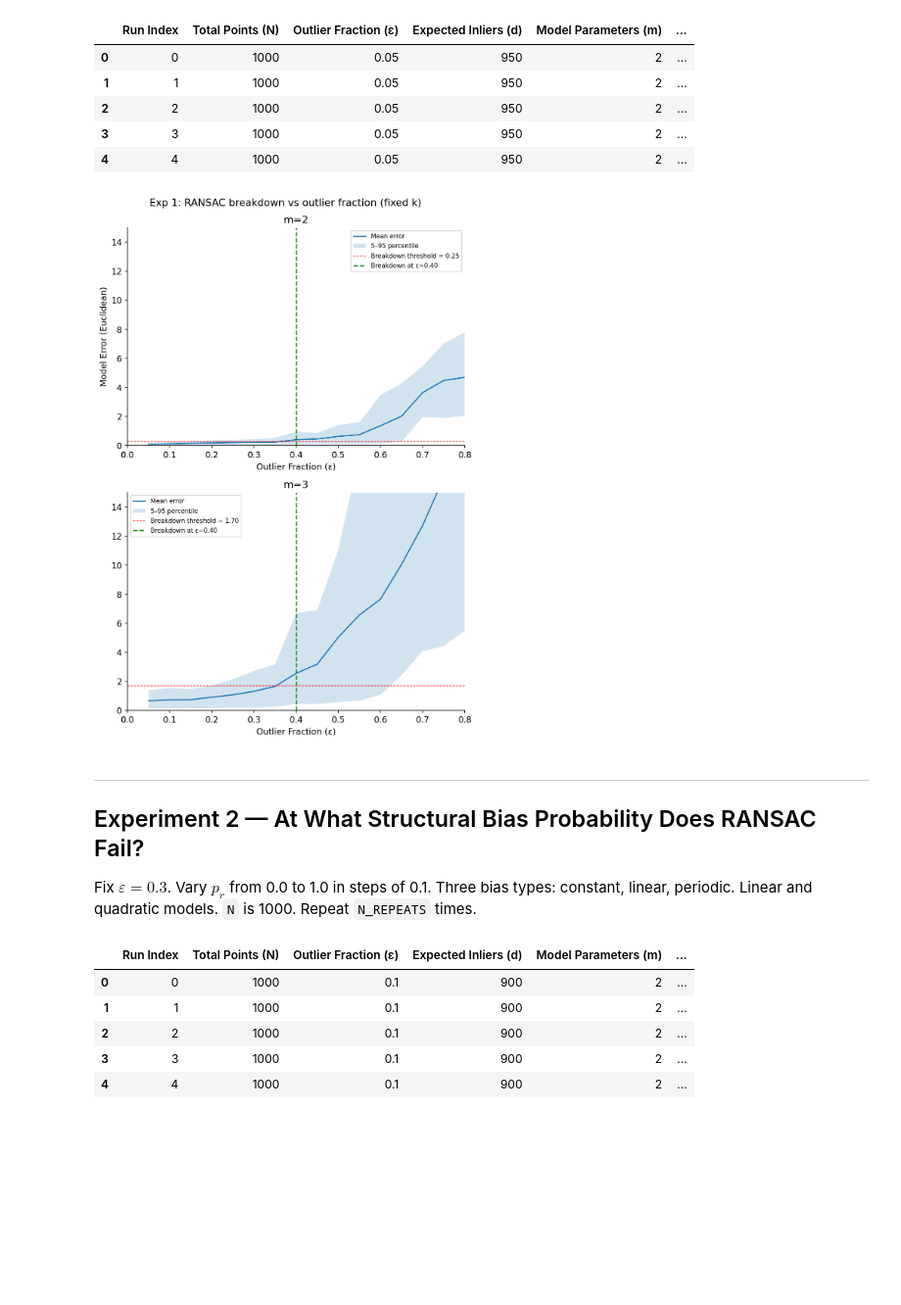
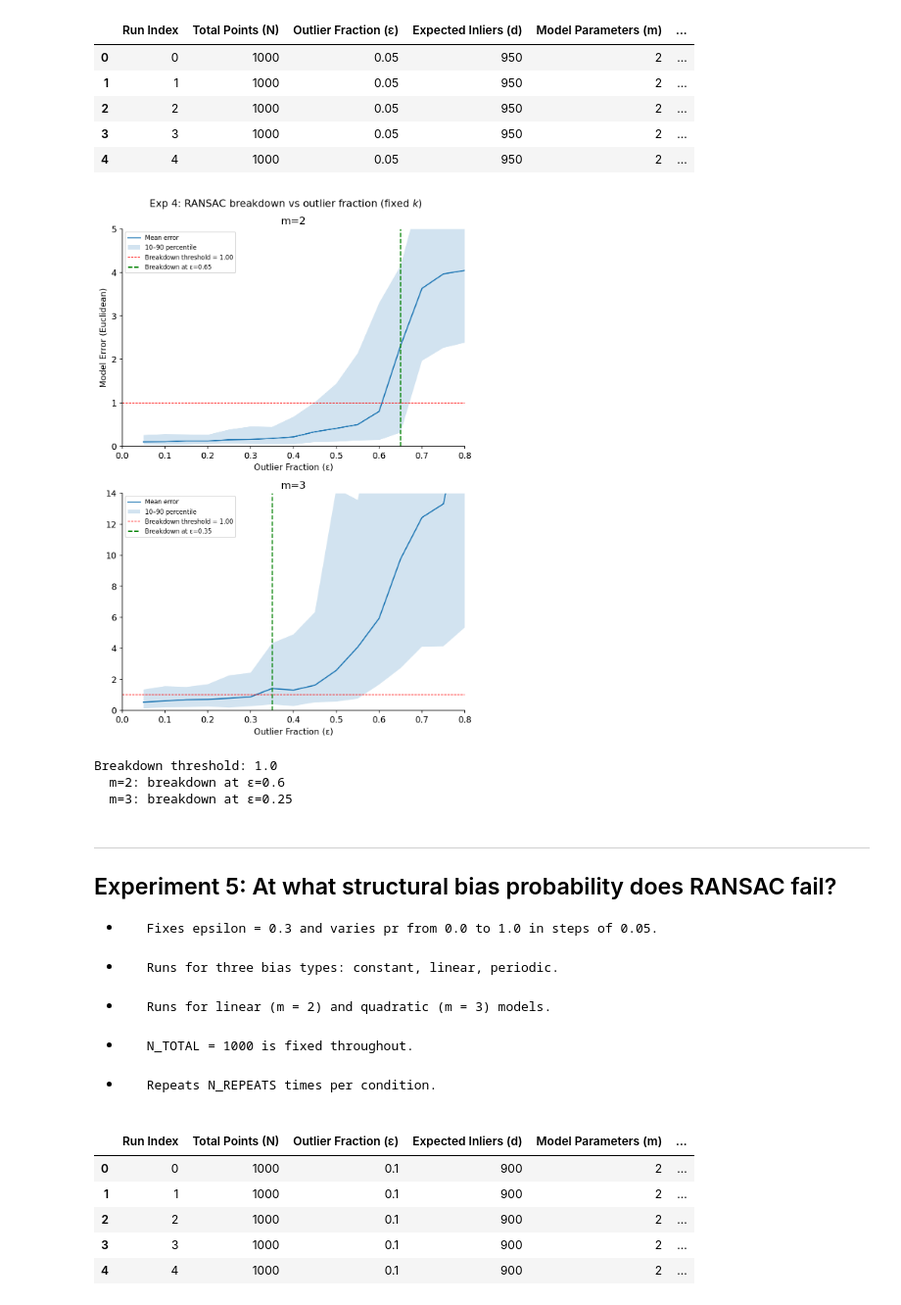
Before and after one commit to arshsinghphd/RANSAC-analysis, a Jupyter notebook: empirical_analysis/ransac_notebook.ipynb, the cells around one changed output. Shown at 98% size. Saved outputs shown, nothing was run; the diff lists cells and outputs as text; code cells hidden in the pictures; blank space fills up the shorter version.

Commit message:
rename src, Makefile, csv, graphs to match final exp no

```diff
--- a/empirical_analysis/ransac_notebook.ipynb
+++ b/empirical_analysis/ransac_notebook.ipynb
@@ -128,7 +140,7 @@ ax2 = ax1.twinx()
 for m, color in [(2, "blue"), (3, "red")]:
     sub = df02[df02["Model Parameters (m)"] == m]
     grp = sub.groupby("Outlier Fraction (ε)")["Wall-Clock Time (μs)"]
-    means = grp.mean()
+    means = grp.median()
     lower = grp.quantile(0.10)
     upper = grp.quantile(0.90)
 
@@ -151,6 +163,6 @@ lines2, labels2 = ax2.get_legend_handles_labels()
 ax1.legend(lines1 + lines2, labels1 + labels2, fontsize=8)
 
 plt.tight_layout()
-plt.savefig(f"{FIG_DIR}/exp02_time_vs_epsilon.png", dpi=150)
+plt.savefig(f"{FIG_DIR}/exp2.png", dpi=150)
 plt.show()
 # %% [output]
@@ -161,5 +182,5 @@ plt.show()
 # %%
-df03 = pd.read_csv(f"{DATA_DIR}/exp03.csv")
+df03 = pd.read_csv(f"{DATA_DIR}/exp3.csv")
 df03.rename(columns=COL_NAMES, inplace=True)
 df03.head()
 # %% [output]
@@ -176,7 +197,7 @@ ax2 = ax1.twinx()
 for m, color in [(2, "blue"), (3, "red")]:
     sub = df03[df03["Model Parameters (m)"] == m]
     grp = sub.groupby("t_multiplier")["Wall-Clock Time (μs)"]
-    means = grp.mean()
+    means = grp.median()
     lower = grp.quantile(0.10)
     upper = grp.quantile(0.90)
 
@@ -199,6 +220,6 @@ lines2, labels2 = ax2.get_legend_handles_labels()
 ax1.legend(lines1 + lines2, labels1 + labels2, fontsize=8)
 
 plt.tight_layout()
-plt.savefig(f"{FIG_DIR}/exp03_time_vs_threshold.png", dpi=150)
+plt.savefig(f"{FIG_DIR}/exp3.png", dpi=150)
 plt.show()
 # %% [output]
@@ -215,6 +239,6 @@ Run for linear ($m=2$) and quadratic ($m=3$) models. `N` is 1000. Repeat `N_REPE
 # %%
-df1 = pd.read_csv('results/exp1.csv').rename(columns=COL_NAMES)
-df1.head()
+df4 = pd.read_csv('results/exp4.csv').rename(columns=COL_NAMES)
+df4.head()
 # %% [output]
 |  | Run Index | Total Points (N) | Outlier Fraction (ε) | Expected Inliers (d) | Model Parameters (m) | ... |
 | 0 | 0 | 1000 | 0.05 | 950 | 2 | ... |
@@ -231,53 +255,68 @@ agg1 = (df1.groupby(['Model Parameters (m)', 'Outlier Fraction (ε)'])
 # breakdown threshold — model error greater than twice noise std
 BREAKDOWN_THRESHOLD = 2 * 0.5   # 2 * NOISE_STD
 # %%
-models = df1["Model Parameters (m)"].unique()
+BREAKDOWN_THRESHOLD = 2 * 0.5  # 2 * NOISE_STD
 
+models = df4["Model Parameters (m)"].unique()
 fig, axes = plt.subplots(len(models), 1, figsize=(7, 10))
 
 for i, m in enumerate(models):
-    ax  = axes[i]
-    sub = df1[df1["Model Parameters (m)"] == m]
+    ax = axes[i]
+    sub = df4[df4["Model Parameters (m)"] == m]
     grp = sub.groupby("Outlier Fraction (ε)")["Model Error (Euclidean)"]
 
-    means = grp.mean()
+    means = grp.median()
     lower = grp.quantile(0.10)
     upper = grp.quantile(0.90)
 
-    baseline_mean = means.iloc[0]
-    baseline_std  = grp.std().iloc[0]
-    threshold     = baseline_mean + 2 * baseline_std
+    breakdown_rows = means[means > BREAKDOWN_THRESHOLD]
+    breakdown_eps = breakdown_rows.index[0] if not breakdown_rows.empty else None
 
     ax.plot(means.index, means.values, label="Mean error")
-    ax.fill_between(means.index, lower, upper, alpha=0.2, label="5–95 percentile")
-    ax.axhline(threshold, color="red", linestyle="--",
-               linewidth=0.8, label=f"Breakdown threshold = {threshold:.2f}")
+    ax.fill_between(means.index, lower, upper, alpha=0.2, label="10–90 percentile")
+    ax.axhline(BREAKDOWN_THRESHOLD, color="red", linestyle="--",
+               linewidth=0.8, label=f"Breakdown threshold = {BREAKDOWN_THRESHOLD:.2f}")
 
-    breakdown_rows = means[means > threshold]
-    if not breakdown_rows.empty:
-        breakdown_eps = breakdown_rows.index[0]
+    if breakdown_eps is not None:
         ax.axvline(x=breakdown_eps, color="green", linestyle="--",
                    label=f"Breakdown at ε={breakdown_eps:.2f}")
 
     ax.set_title(f"m={m}")
     ax.set_xlabel("Outlier Fraction (ε)")
     ax.set_xlim(0, 0.8)
-    ax.set_ylim(0, 15)
+    if i == 0:
+        ax.set_ylim(0, 5)
+    else:
+        ax.set_ylim(0, 14)
     if i == 0:
         ax.set_ylabel("Model Error (Euclidean)")
     ax.legend(fontsize=8)
 
-plt.suptitle("Exp 1: RANSAC breakdown vs outlier fraction (fixed k)",
+plt.suptitle("Exp 4: RANSAC breakdown vs outlier fraction (fixed $k$)",
              fontsize=13)
 plt.tight_layout()
-plt.savefig(f"{FIG_DIR}/exp1_outlier_fraction.png", dpi=150)
+plt.savefig(f"{FIG_DIR}/exp4.png", dpi=150)
 plt.show()
+
+print(f"Breakdown threshold: {BREAKDOWN_THRESHOLD}")
+for m in models:
+    sub = df4[df4["Model Parameters (m)"] == m]
+    grp = sub.groupby("Outlier Fraction (ε)")["Model Error (Euclidean)"].mean()
+    breakdown_rows = grp[grp > BREAKDOWN_THRESHOLD]
+    eps = breakdown_rows.index[0] if not breakdown_rows.empty else "none"
+    print(f"  m={m}: breakdown at ε={eps}")
 # %% [output]
-[figure, old version]
+[figure, new version]
+Breakdown threshold: 1.0
+  m=2: breakdown at ε=0.6
+  m=3: breakdown at ε=0.25
 # %% [markdown]
 ---
-## Experiment 2 — At What Structural Bias Probability Does RANSAC Fail?
 
-Fix $\varepsilon = 0.3$. Vary $p_r$ from 0.0 to 1.0 in steps of 0.1.
-Three bias types: constant, linear, periodic. Linear and quadratic models. `N` is 1000. Repeat `N_REPEATS` times.
+## Experiment 5: At what structural bias probability does RANSAC fail?
+ *      Fixes epsilon = 0.3 and varies pr from 0.0 to 1.0 in steps of 0.05.
+ *      Runs for three bias types: constant, linear, periodic.
+ *      Runs for linear (m = 2) and quadratic (m = 3) models.
+ *      N_TOTAL = 1000 is fixed throughout.
+ *      Repeats N_REPEATS times per condition.
 # %%
```
Also changed, not shown: parts of 20 cells of this notebook, 36 other files.
